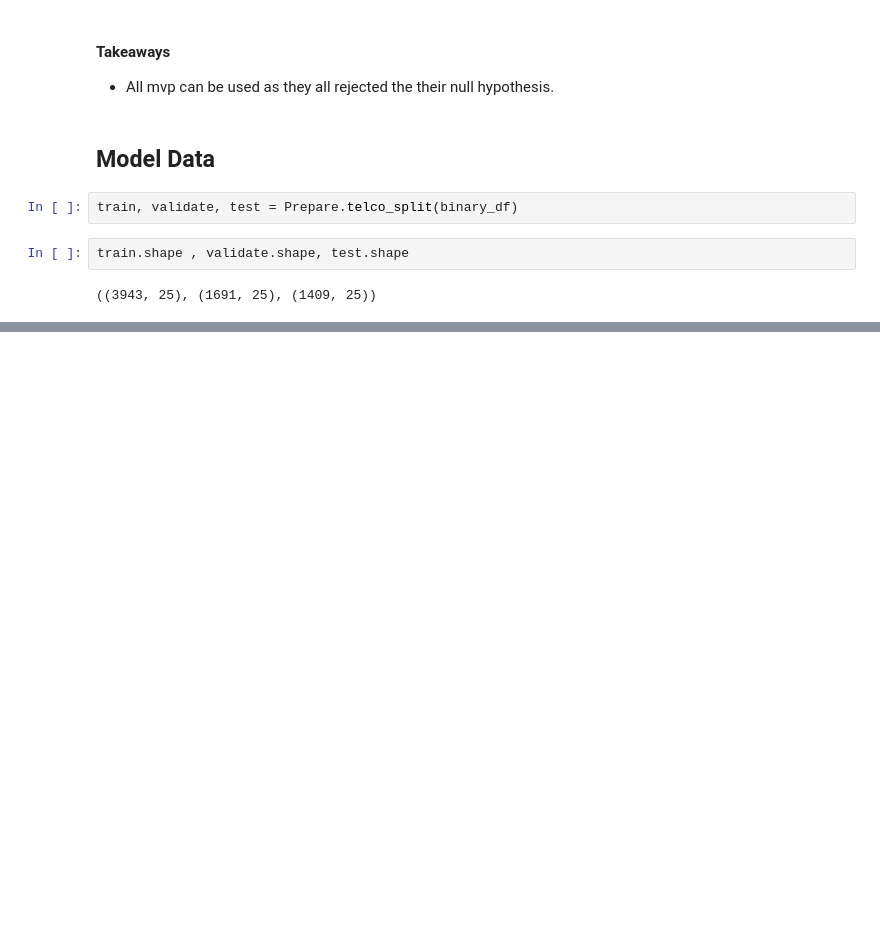
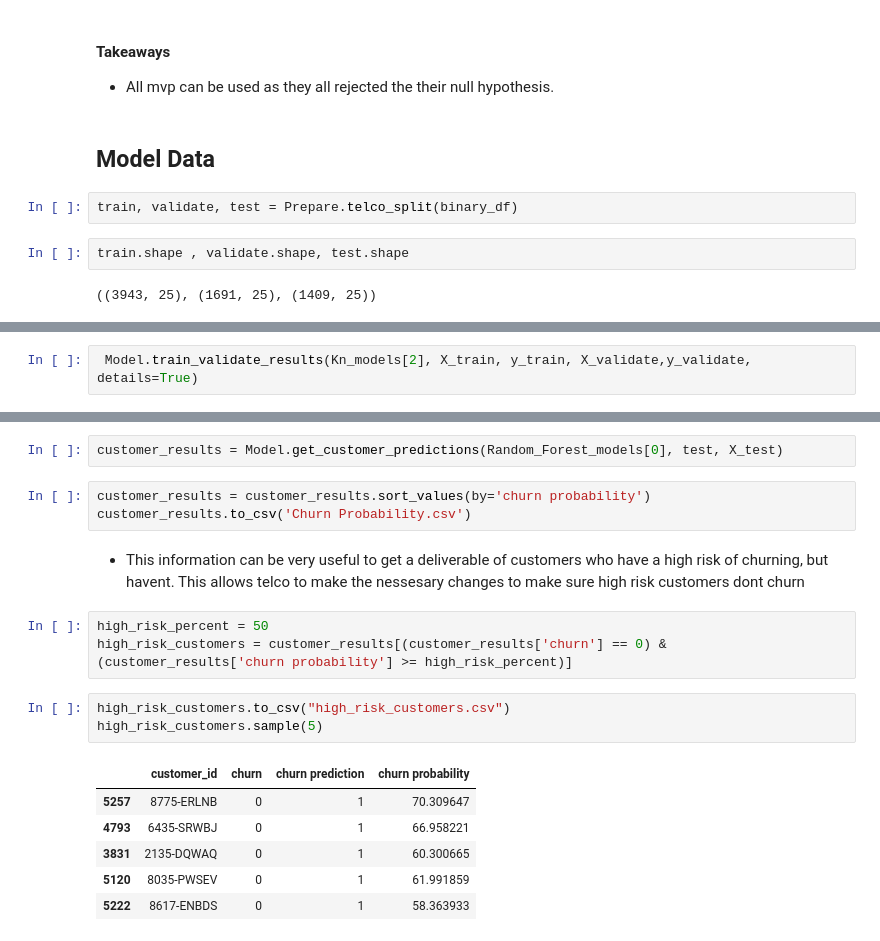
Before and after one commit to carterrxavier/classification-project, a Jupyter notebook: Final_Notebook.ipynb, the cells around one changed output, grey strips where cells are left out. Saved outputs shown, nothing was run; the diff lists cells and outputs as text; blank space fills up the shorter version.

Commit message:
add csv files for deliverables

```diff
--- a/Final_Notebook.ipynb
+++ b/Final_Notebook.ipynb
@@ -201,0 +393,2 @@ y_test = test[y_col]
+# %%
+ Model.train_validate_results(Kn_models[2], X_train, y_train, X_validate,y_validate, details=True)
@@ -201,0 +445,20 @@ y_test = test[y_col]
+# %%
+customer_results = Model.get_customer_predictions(Random_Forest_models[0], test, X_test)
+# %%
+customer_results = customer_results.sort_values(by='churn probability')
+customer_results.to_csv('Churn Probability.csv')
+# %% [markdown]
+- This information can be very useful to get a deliverable of customers who have a high risk of churning, but havent. This allows telco to make the nessesary changes to make sure high risk customers dont churn
+# %%
+high_risk_percent = 50
+high_risk_customers = customer_results[(customer_results['churn'] == 0) &(customer_results['churn probability'] >= high_risk_percent)]
+# %%
+high_risk_customers.to_csv("high_risk_customers.csv")
+high_risk_customers.sample(5)
+# %% [output]
+|  | customer_id | churn | churn prediction | churn probability |
+| 5257 | 8775-ERLNB | 0 | 1 | 70.309647 |
+| 4793 | 6435-SRWBJ | 0 | 1 | 66.958221 |
+| 3831 | 2135-DQWAQ | 0 | 1 | 60.300665 |
+| 5120 | 8035-PWSEV | 0 | 1 | 61.991859 |
+| 5222 | 8617-ENBDS | 0 | 1 | 58.363933 |
```
Also changed, not shown: parts of 47 cells of this notebook, 7 other files.
